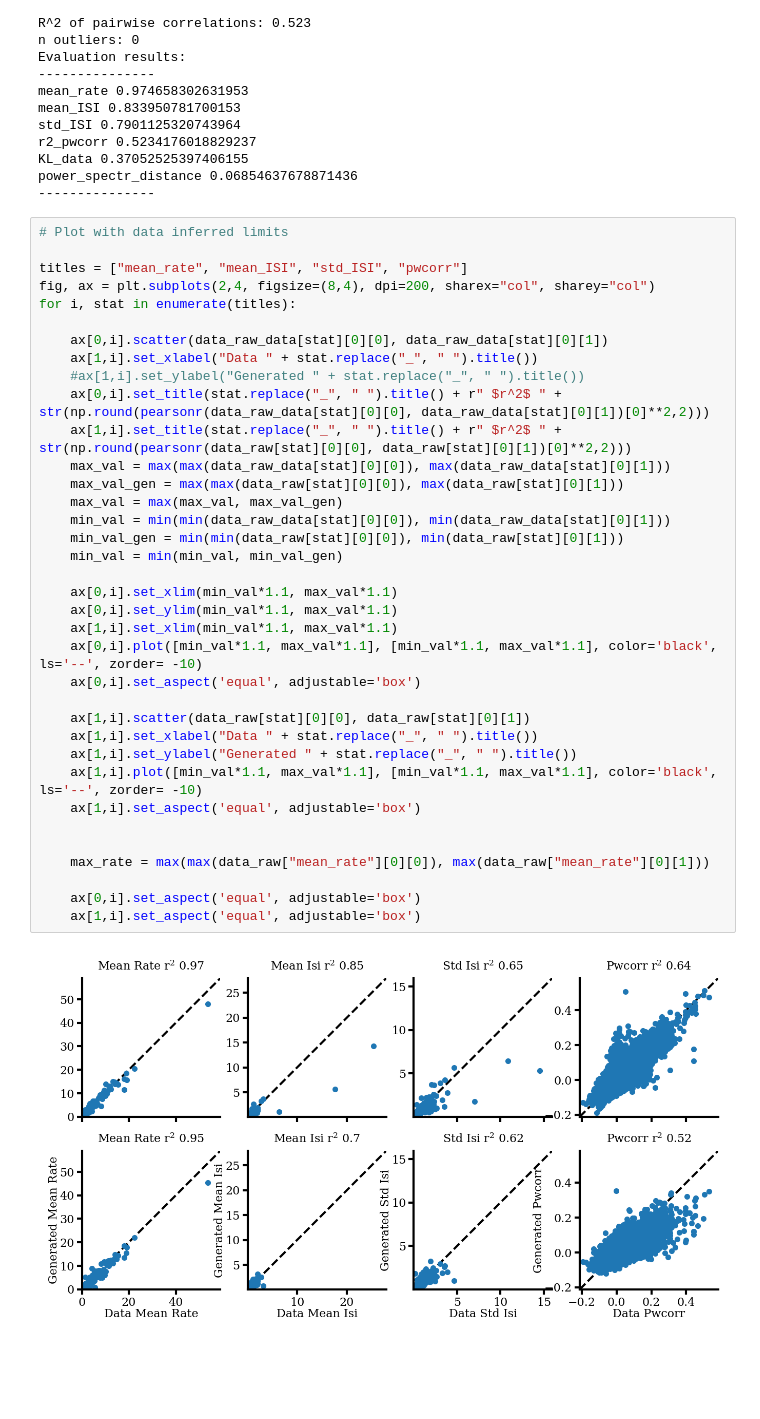
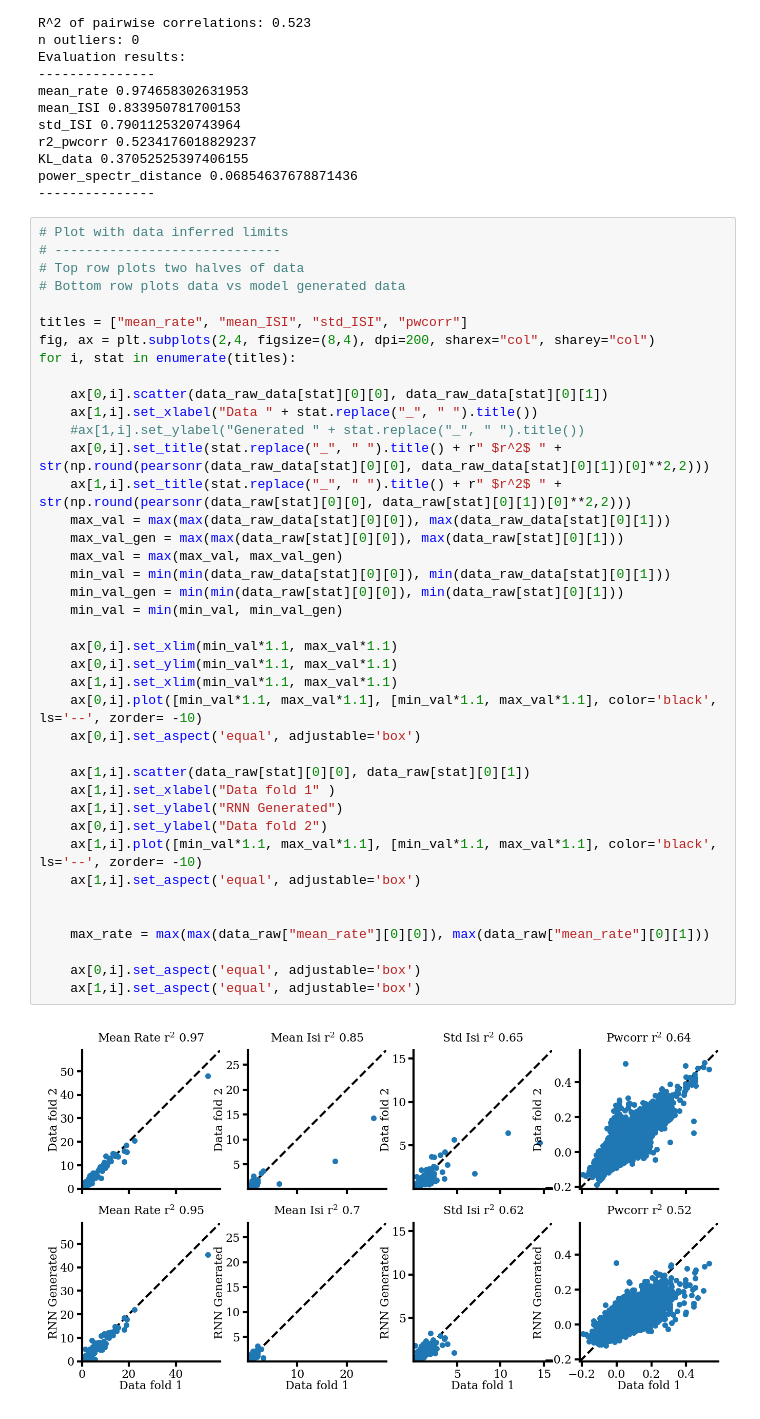
Before and after one commit to Matthijspals/mnm, a Jupyter notebook: generate_figures/plot_single_model.ipynb, the cells around one changed output. Saved outputs shown, nothing was run; the diff lists cells and outputs as text; blank space fills up the shorter version.

Commit message:
update plot labels

```diff
--- a/generate_figures/plot_single_model.ipynb
+++ b/generate_figures/plot_single_model.ipynb
@@ -511,40 +511,44 @@ power_spectr_distance 0.06854637678871436
 ---------------
 # %%
 # Plot with data inferred limits
+# -----------------------------
+# Top row plots two halves of data
+# Bottom row plots data vs model generated data
 
 titles = ["mean_rate", "mean_ISI", "std_ISI", "pwcorr"]
 fig, ax = plt.subplots(2,4, figsize=(8,4), dpi=200, sharex="col", sharey="col")
 for i, stat in enumerate(titles):
 
     ax[0,i].scatter(data_raw_data[stat][0][0], data_raw_data[stat][0][1])
     ax[1,i].set_xlabel("Data " + stat.replace("_", " ").title())
     #ax[1,i].set_ylabel("Generated " + stat.replace("_", " ").title())
     ax[0,i].set_title(stat.replace("_", " ").title() + r" $r^2$ " + str(np.round(pearsonr(data_raw_data[stat][0][0], data_raw_data[stat][0][1])[0]**2,2)))
     ax[1,i].set_title(stat.replace("_", " ").title() + r" $r^2$ " + str(np.round(pearsonr(data_raw[stat][0][0], data_raw[stat][0][1])[0]**2,2)))
     max_val = max(max(data_raw_data[stat][0][0]), max(data_raw_data[stat][0][1]))
     max_val_gen = max(max(data_raw[stat][0][0]), max(data_raw[stat][0][1]))
     max_val = max(max_val, max_val_gen)
     min_val = min(min(data_raw_data[stat][0][0]), min(data_raw_data[stat][0][1]))
     min_val_gen = min(min(data_raw[stat][0][0]), min(data_raw[stat][0][1]))
     min_val = min(min_val, min_val_gen)
 
     ax[0,i].set_xlim(min_val*1.1, max_val*1.1)
     ax[0,i].set_ylim(min_val*1.1, max_val*1.1)
     ax[1,i].set_xlim(min_val*1.1, max_val*1.1)
     ax[0,i].plot([min_val*1.1, max_val*1.1], [min_val*1.1, max_val*1.1], color='black', ls='--', zorder= -10)
     ax[0,i].set_aspect('equal', adjustable='box')
 
     ax[1,i].scatter(data_raw[stat][0][0], data_raw[stat][0][1])
-    ax[1,i].set_xlabel("Data " + stat.replace("_", " ").title())
-    ax[1,i].set_ylabel("Generated " + stat.replace("_", " ").title())
+    ax[1,i].set_xlabel("Data fold 1" )
+    ax[1,i].set_ylabel("RNN Generated")
+    ax[0,i].set_ylabel("Data fold 2")
     ax[1,i].plot([min_val*1.1, max_val*1.1], [min_val*1.1, max_val*1.1], color='black', ls='--', zorder= -10)
     ax[1,i].set_aspect('equal', adjustable='box')
 
 
     max_rate = max(max(data_raw["mean_rate"][0][0]), max(data_raw["mean_rate"][0][1]))
 
     ax[0,i].set_aspect('equal', adjustable='box')
     ax[1,i].set_aspect('equal', adjustable='box')
 # %% [output]
-[figure, old version]
+[figure, new version]
 # %%
```
Also changed, not shown: parts of 1 cell of this notebook.
